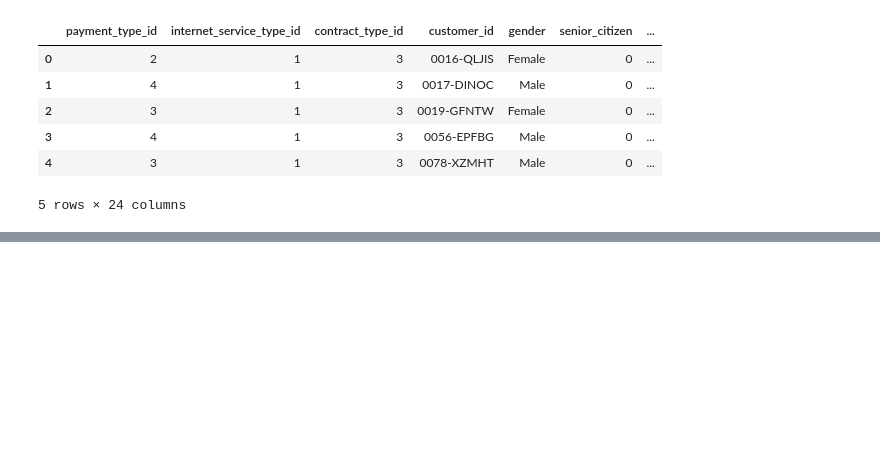
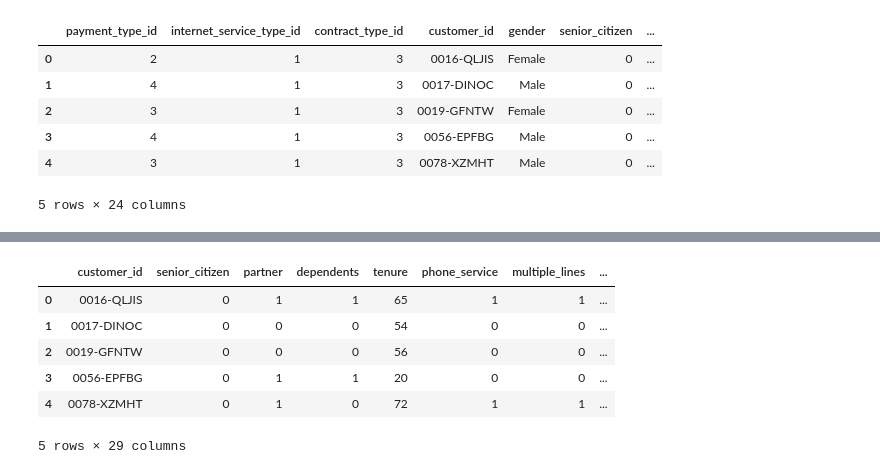
Before and after one commit to jeffakins/telco_project, a Jupyter notebook: telco_churn_data.ipynb, the cells around one changed output, grey strips where cells are left out. Drawn from its saved outputs; the diff is of its cells as text; code cells hidden in the pictures; blank space fills up the shorter version.

```diff
--- a/telco_churn_data.ipynb
+++ b/telco_churn_data.ipynb
@@ -177,0 +227,5 @@ columns_to_drop = [payment_type_id, ]
+# %%
+columns_to_rename = {'contract_type': 'contract',
+                   'internet_service_type': 'internet'}
+telco_df = telco_df.rename(columns=columns_to_rename)
+telco_df.head()
@@ -177,0 +290,24 @@ columns_to_drop = [payment_type_id, ]
+# %%
+# More renaming
+columns_to_rename = {'gender_Female': 'female',
+                   'gender_Male': 'male',
+                    'contract_Month-to-month': 'monthly_contract',
+                    'contract_One year': 'one_yr_contract',
+                    'contract_Two year': 'two_yr_contract',
+                    'internet_DSL': 'dsl',
+                    'internet_Fiber optic': 'fiber',
+                    'internet_None': 'no_internet',
+                    'payment_type_Bank transfer (automatic)': 'bank_transfer',
+                    'payment_type_Credit card (automatic)': 'credit_card',
+                    'payment_type_Electronic check': 'electronic_check',
+                    'payment_type_Mailed check': 'mailed_check'}
+telco_df = telco_df.rename(columns=columns_to_rename)
+telco_df.head()
+# %% [output]
+|  | customer_id | senior_citizen | partner | dependents | tenure | phone_service | multiple_lines | ... |
+| 0 | 0016-QLJIS | 0 | 1 | 1 | 65 | 1 | 1 | ... |
+| 1 | 0017-DINOC | 0 | 0 | 0 | 54 | 0 | 0 | ... |
+| 2 | 0019-GFNTW | 0 | 0 | 0 | 56 | 0 | 0 | ... |
+| 3 | 0056-EPFBG | 0 | 1 | 1 | 20 | 0 | 0 | ... |
+| 4 | 0078-XZMHT | 0 | 1 | 0 | 72 | 1 | 1 | ... |
+5 rows × 29 columns
```
Also changed, not shown: parts of 20 cells of this notebook, 1 other file.
